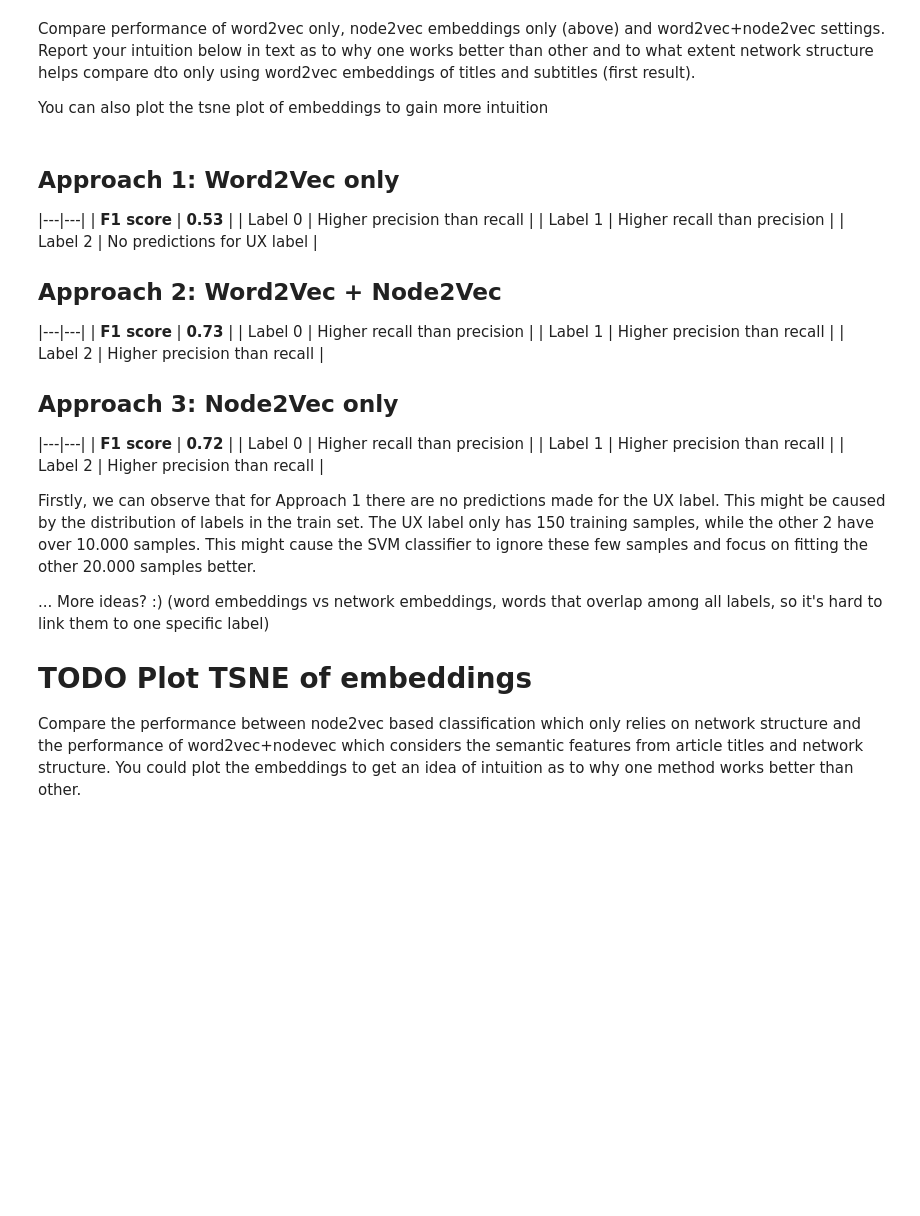
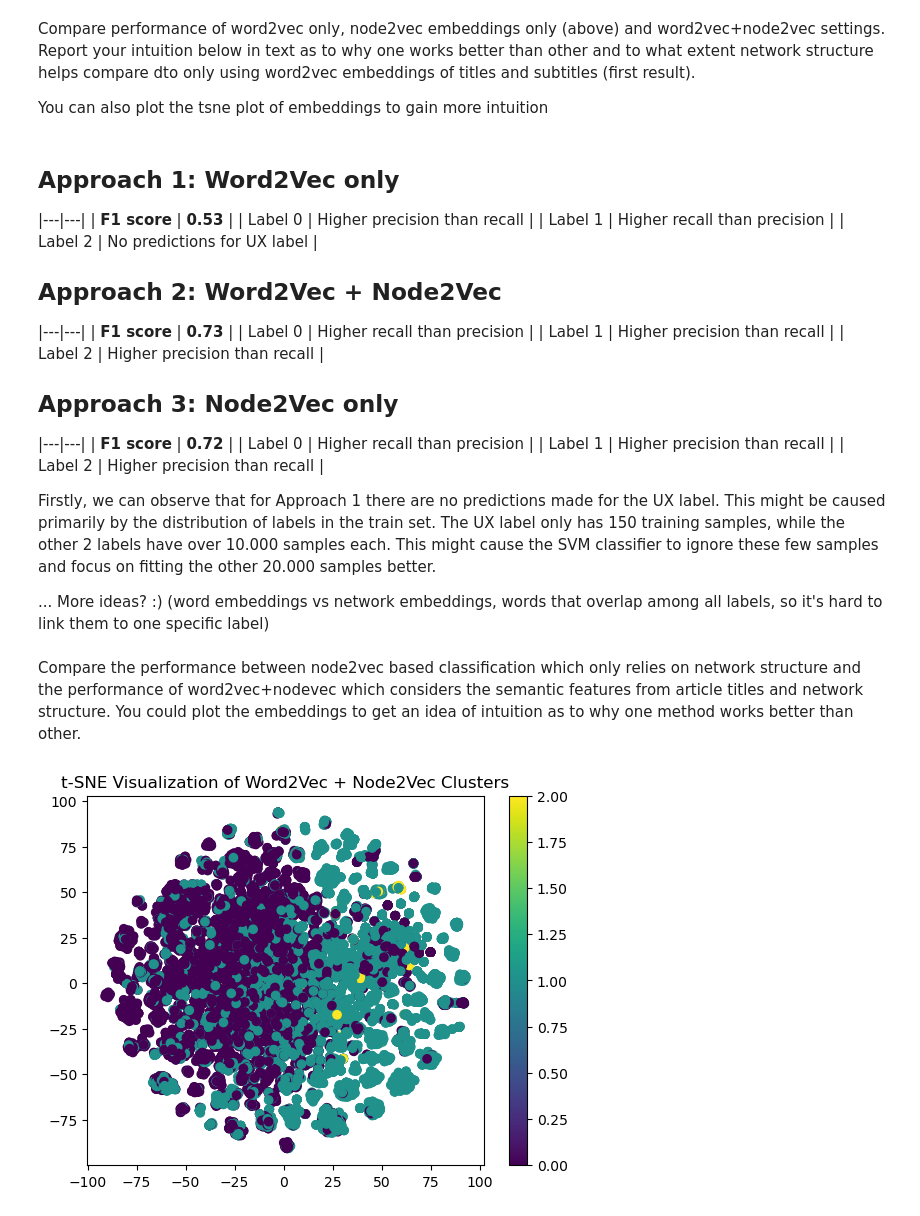
Before and after one commit to andreist3fan/vitejii-dm-3, a Jupyter notebook: vitejii_dm_3.ipynb, the cells around one changed output. Saved outputs shown, nothing was run; the diff lists cells and outputs as text; code cells hidden in the pictures; blank space fills up the shorter version.

```diff
--- a/vitejii_dm_3.ipynb
+++ b/vitejii_dm_3.ipynb
@@ -419,8 +405,8 @@ print(f'Node2Vec embeddings: {X_train_n2v.shape}')
 print(f'Word2Vec embeddings: {X_word2vec.shape}')
 
 # concatenate the word2vec embeddings with the node2vec embeddings
-X_train_n2v = np.concatenate((X_word2vec, X_train_n2v), axis=1)
-print(f'Node2Vec + Word2Vec embeddings: {X_train_n2v.shape}')
+X_train_w2v_n2v = np.concatenate((X_word2vec, X_train_n2v), axis=1)
+print(f'Node2Vec + Word2Vec embeddings: {X_train_w2v_n2v.shape}')
 ### END
 
 ### START
@@ -434,9 +420,9 @@ print(f'Node2Vec embeddings: {X_test_n2v.shape}')
 print(f'Word2Vec embeddings: {X_word2vec_test.shape}')
 
 # concatenate the word2vec embeddings with the node2vec embeddings
-X_test_n2v = np.concatenate((X_word2vec_test, X_test_n2v), axis=1)
+X_test_w2v_n2v = np.concatenate((X_word2vec_test, X_test_n2v), axis=1)
 
-print(f'Node2Vec + Word2Vec embeddings: {X_test_n2v.shape}')
+print(f'Node2Vec + Word2Vec embeddings: {X_test_w2v_n2v.shape}')
 ### END
 # %% [output]
 Train set:
@@ -453,7 +439,7 @@ from sklearn.multiclass import OneVsRestClassifier
 from sklearn.svm import LinearSVC, SVC
 
 svc = SVC()
-svc.fit(X_train_n2v, Y)
+svc.fit(X_train_w2v_n2v, Y)
 # %% [output]
 SVC()
 # %%
@@ -547,13 +533,38 @@ weighted avg       0.80      0.80      0.80      3950
 | Label 1 | Higher precision than recall |
 | Label 2 | Higher precision than recall |
 
-Firstly, we can observe that for Approach 1 there are no predictions made for the UX label. This might be caused by the distribution of labels in the train set. The UX label only has 150 training samples, while the other 2 have over 10.000 samples. This might cause the SVM classifier to ignore these few samples and focus on fitting the other 20.000 samples better.
+Firstly, we can observe that for Approach 1 there are no predictions made for the UX label. This might be caused primarily by the distribution of labels in the train set. The UX label only has 150 training samples, while the other 2 labels have over 10.000 samples each. This might cause the SVM classifier to ignore these few samples and focus on fitting the other 20.000 samples better.
 
 ... More ideas? :)  (word embeddings vs network embeddings, words that overlap among all labels, so it's hard to link them to one specific label)
-
-# TODO Plot TSNE of embeddings
-
-Compare the performance between node2vec based classification which only relies on
-network structure and the performance of word2vec+nodevec which considers the
-semantic features from article titles and network structure. You could plot the
-embeddings to get an idea of intuition as to why one method works better than other.
+# %% [markdown]
+Compare the performance between node2vec based classification which only relies on
+network structure and the performance of word2vec+nodevec which considers the
+semantic features from article titles and network structure. You could plot the
+embeddings to get an idea of intuition as to why one method works better than other.
+# %%
+# TODO USE TSNE ON THESE 3 EMBEDDINGS
+tsne = TSNE(n_components=2, perplexity=30, learning_rate=200)
+
+# X_word2vec
+# tsne_w2v = tsne.fit_transform(X_word2vec)
+# plt.scatter(tsne_w2v[:, 0], tsne_w2v[:, 1], c=Y)
+# plt.title('t-SNE Visualization of Wor2Vec Clusters')
+# plt.colorbar()
+# plt.show()
+
+
+# X_train_w2v_n2v
+tsne_w2v_n2v = tsne.fit_transform(X_train_w2v_n2v)
+plt.scatter(tsne_w2v_n2v[:, 0], tsne_w2v_n2v[:, 1], c=Y)
+plt.title('t-SNE Visualization of Word2Vec + Node2Vec Clusters')
+plt.colorbar()
+plt.show()
+
+# X_train_n2v
+# tsne_n2v = tsne.fit_transform(X_train_n2v)
+# plt.scatter(tsne_n2v[:, 0], tsne_n2v[:, 1], c=Y)
+# plt.title('t-SNE Visualization of Node2Vec Clusters')
+# plt.colorbar()
+# plt.show()
+# %% [output]
+[figure, added]
```
Also changed, not shown: parts of 9 cells of this notebook.
